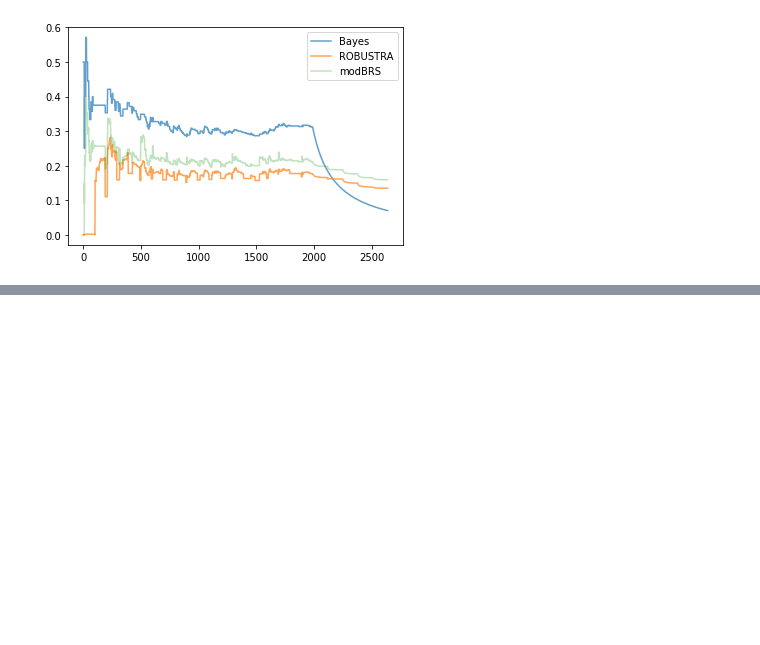
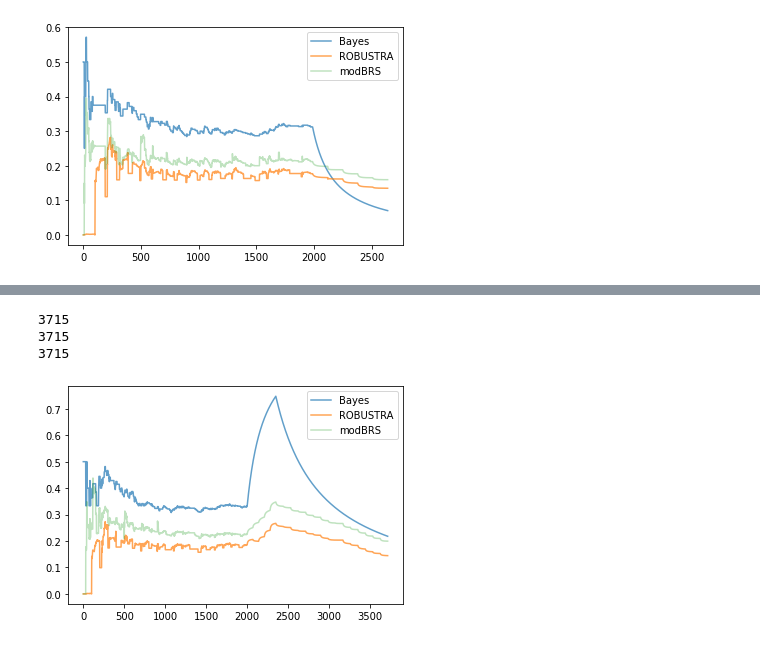
Before and after one commit to xahiru/robustra, a Jupyter notebook: agentbasedexp_cleansim2.ipynb, the cells around one changed output, grey strips where cells are left out. Saved outputs shown, nothing was run; the diff lists cells and outputs as text; code cells hidden in the pictures; blank space fills up the shorter version.

```diff
--- a/agentbasedexp_cleansim2.ipynb
+++ b/agentbasedexp_cleansim2.ipynb
@@ -787,0 +830,7 @@ exp1.get_rep(101, 204, reptype='rob', alpha=0.8, filter_threshold=0.5)
+# %%
+exp1.plot(110,204)
+# %% [output]
+3715
+3715
+3715
+[figure, added]
```
Also changed, not shown: parts of 19 cells of this notebook.
